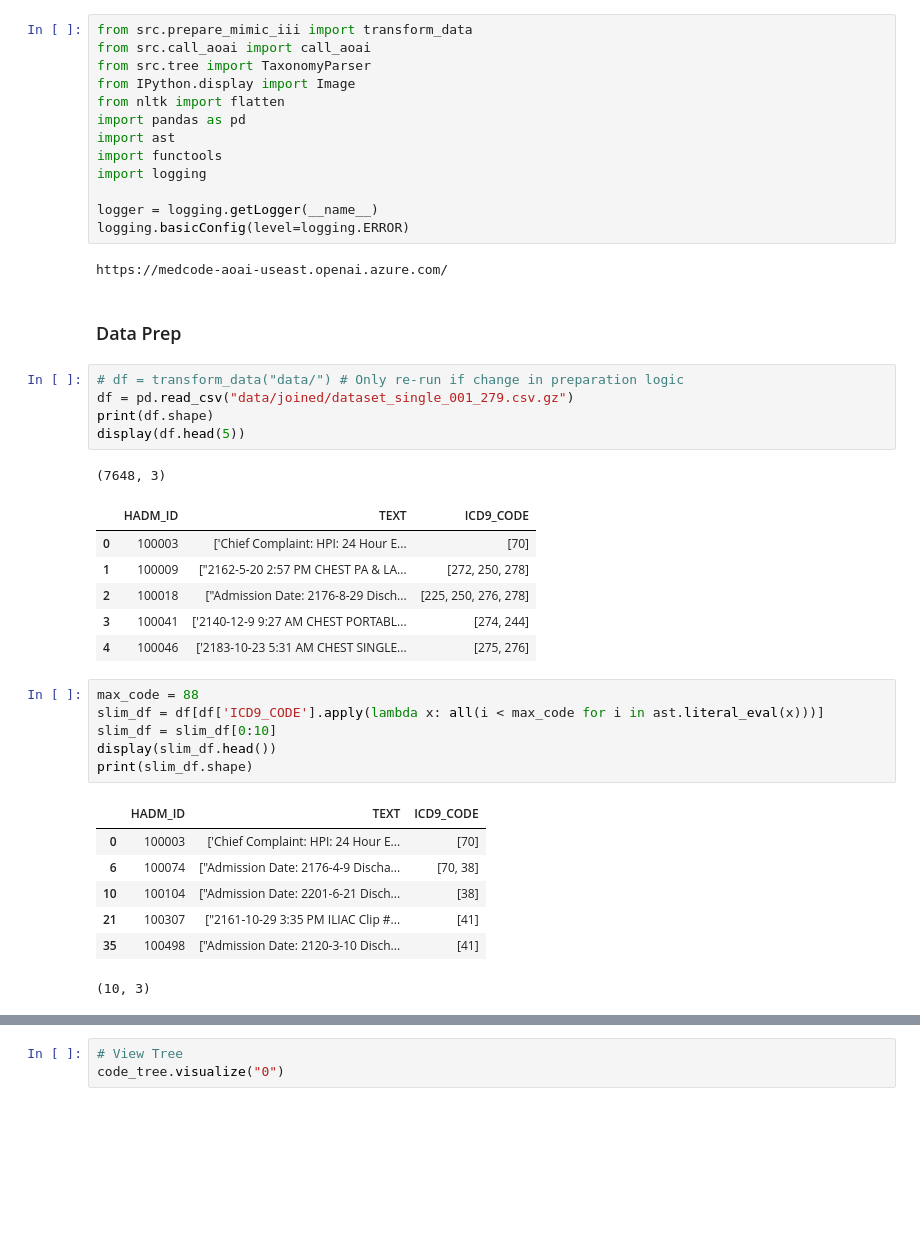
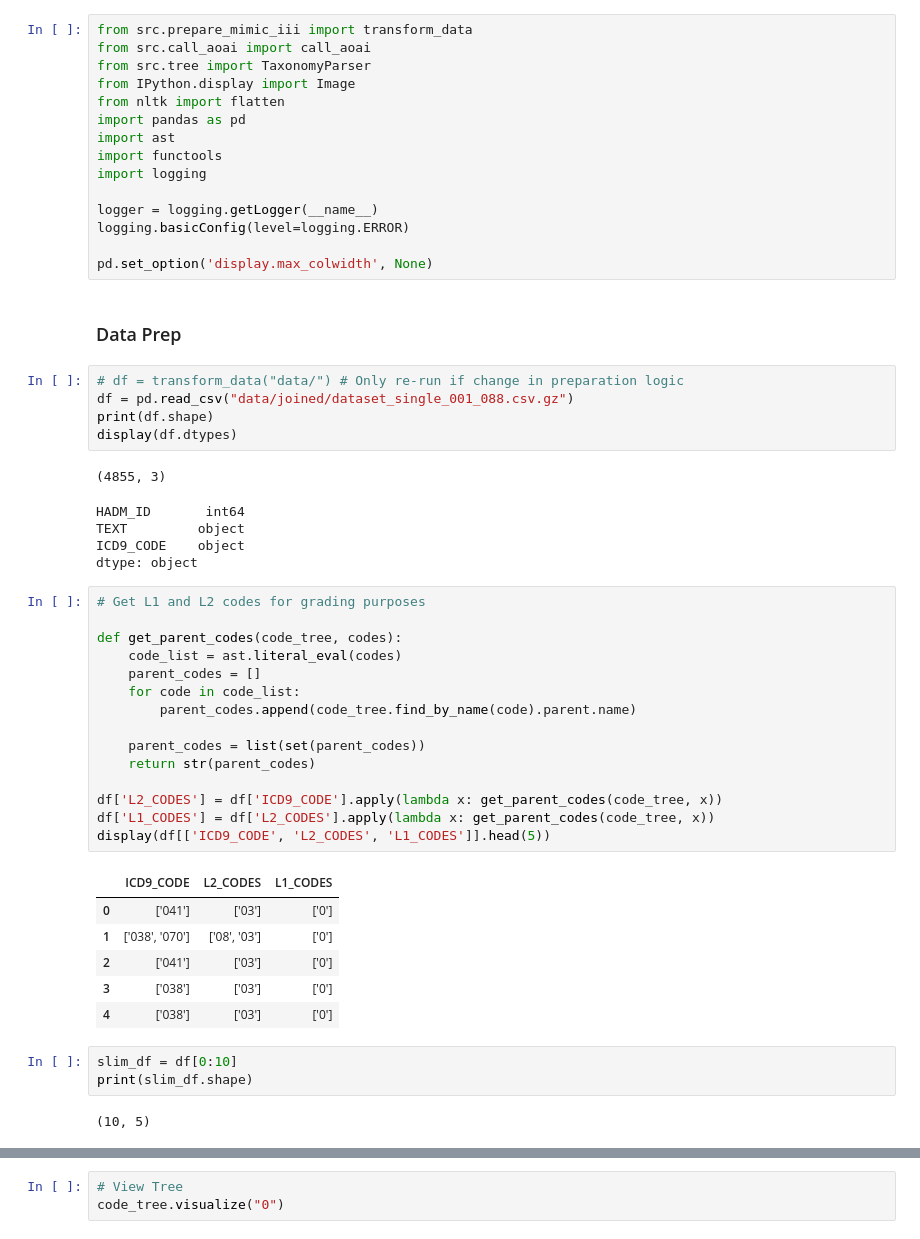
Before and after one commit to zso3n3n/mimic-iii-medcode-azure, a Jupyter notebook: medical_coding.ipynb, the cells around one changed output, grey strips where cells are left out. Saved outputs shown, nothing was run; the diff lists cells and outputs as text; blank space fills up the shorter version.

```diff
--- a/medical_coding.ipynb
+++ b/medical_coding.ipynb
@@ -18,37 +20,48 @@ import logging
 
 logger = logging.getLogger(__name__)
 logging.basicConfig(level=logging.ERROR)
+
+pd.set_option('display.max_colwidth', None)
-# %% [output]
-https://medcode-aoai-useast.openai.azure.com/
 # %% [markdown]
 ### Data Prep
 # %%
 # df = transform_data("data/") # Only re-run if change in preparation logic
-df = pd.read_csv("data/joined/dataset_single_001_279.csv.gz")
+df = pd.read_csv("data/joined/dataset_single_001_088.csv.gz")
 print(df.shape)
-display(df.head(5))
+display(df.dtypes)
 # %% [output]
-(7648, 3)
+(4855, 3)
-|  | HADM_ID | TEXT | ICD9_CODE |
-| 0 | 100003 | ['Chief Complaint: HPI: 24 Hour E... | [70] |
-| 1 | 100009 | ["2162-5-20 2:57 PM CHEST PA & LA... | [272, 250, 278] |
-| 2 | 100018 | ["Admission Date: 2176-8-29 Disch... | [225, 250, 276, 278] |
-| 3 | 100041 | ['2140-12-9 9:27 AM CHEST PORTABL... | [274, 244] |
-| 4 | 100046 | ['2183-10-23 5:31 AM CHEST SINGLE... | [275, 276] |
+HADM_ID       int64
+TEXT         object
+ICD9_CODE    object
+dtype: object
-# %%
-max_code = 88
-slim_df = df[df['ICD9_CODE'].apply(lambda x: all(i < max_code for i in ast.literal_eval(x)))]
-slim_df = slim_df[0:10]
-display(slim_df.head())
-print(slim_df.shape)
-# %% [output]
-|  | HADM_ID | TEXT | ICD9_CODE |
-| 0 | 100003 | ['Chief Complaint: HPI: 24 Hour E... | [70] |
-| 6 | 100074 | ["Admission Date: 2176-4-9 Discha... | [70, 38] |
-| 10 | 100104 | ["Admission Date: 2201-6-21 Disch... | [38] |
-| 21 | 100307 | ["2161-10-29 3:35 PM ILIAC Clip #... | [41] |
-| 35 | 100498 | ["Admission Date: 2120-3-10 Disch... | [41] |
-(10, 3)
+# %%
+# Get L1 and L2 codes for grading purposes
+
+def get_parent_codes(code_tree, codes):
+    code_list = ast.literal_eval(codes)
+    parent_codes = []
+    for code in code_list:
+        parent_codes.append(code_tree.find_by_name(code).parent.name)
+
+    parent_codes = list(set(parent_codes))
+    return str(parent_codes)
+
+df['L2_CODES'] = df['ICD9_CODE'].apply(lambda x: get_parent_codes(code_tree, x))
+df['L1_CODES'] = df['L2_CODES'].apply(lambda x: get_parent_codes(code_tree, x))
+display(df[['ICD9_CODE', 'L2_CODES', 'L1_CODES']].head(5))
+# %% [output]
+|  | ICD9_CODE | L2_CODES | L1_CODES |
+| 0 | ['041'] | ['03'] | ['0'] |
+| 1 | ['038', '070'] | ['08', '03'] | ['0'] |
+| 2 | ['041'] | ['03'] | ['0'] |
+| 3 | ['038'] | ['03'] | ['0'] |
+| 4 | ['038'] | ['03'] | ['0'] |
+# %%
+slim_df = df[0:10]
+print(slim_df.shape)
+# %% [output]
+(10, 5)
 # %%
 # Initialize Code Tree
 code_tree = TaxonomyParser()
```
Also changed, not shown: parts of 13 cells of this notebook, 2 other files.
